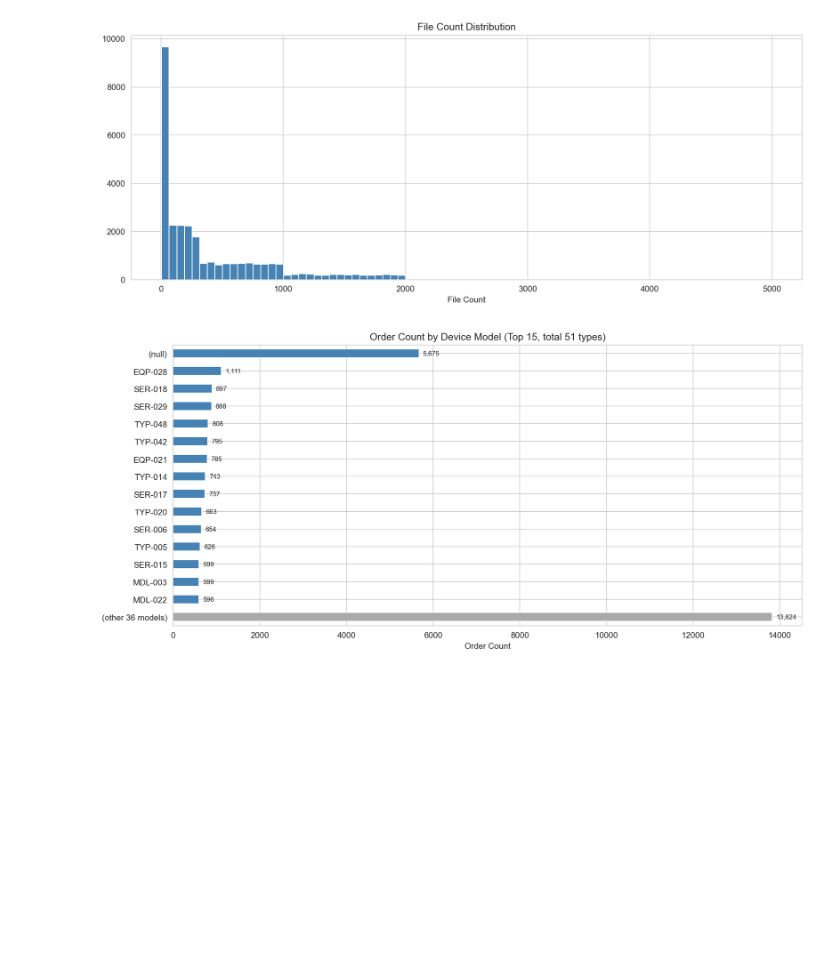
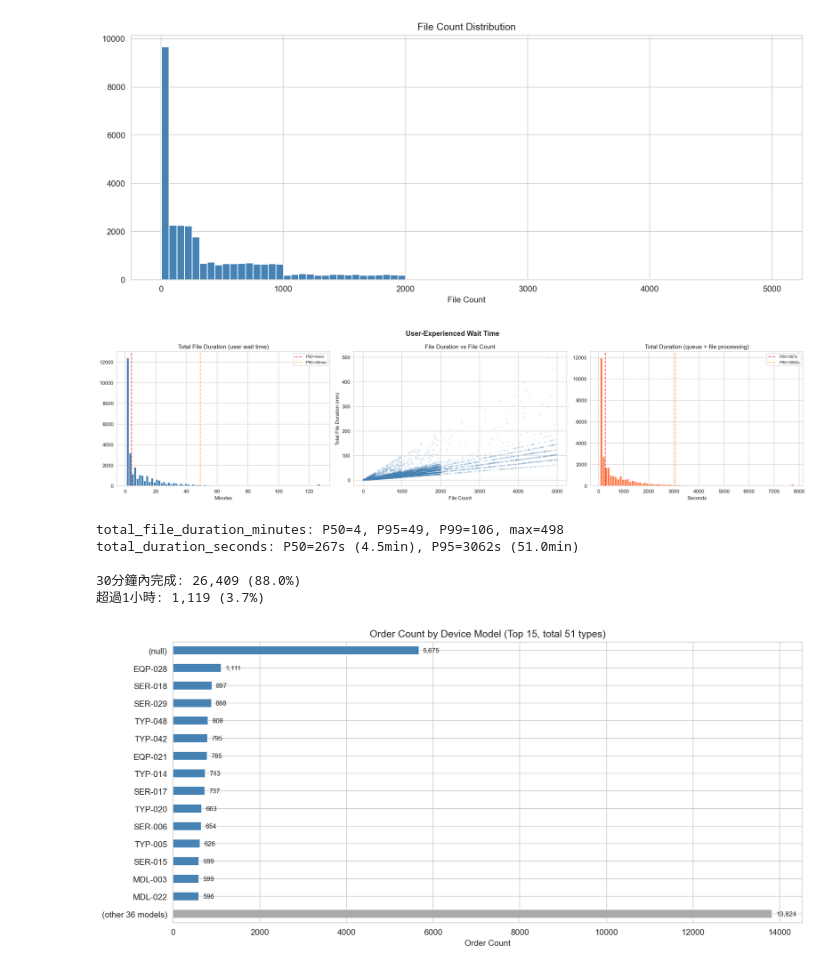
Before and after one commit to yschiang/perf-profiling, a Jupyter notebook: notebooks/step1_eda_contention.ipynb, the cells around one changed output. Saved outputs shown, nothing was run; the diff lists cells and outputs as text; code cells hidden in the pictures; blank space fills up the shorter version.

Commit message:
Step 1: add user-experienced wait time EDA (total_file_duration + total_duration)

```diff
--- a/notebooks/step1_eda_contention.ipynb
+++ b/notebooks/step1_eda_contention.ipynb
@@ -82,6 +82,61 @@ plt.show()
 # %% [output]
 file_count: P25=43, P50=215, P75=714, P95=1897, P99=4256, max=4996
 [figure]
+# %%
+# User-experienced duration: total_file_duration_minutes + total_duration_seconds
+fig, axes = plt.subplots(1, 3, figsize=(20, 5))
+
+# Left: total_file_duration_minutes
+ax = axes[0]
+ax.hist(df['total_file_duration_minutes'].clip(upper=df['total_file_duration_minutes'].quantile(0.99)*1.2),
+        bins=80, color='steelblue', edgecolor='white')
+pcts = df['total_file_duration_minutes'].quantile([0.5, 0.95])
+ax.axvline(x=pcts[0.5], color='red', linestyle='--', alpha=0.7, label=f'P50={pcts[0.5]:.0f}min')
+ax.axvline(x=pcts[0.95], color='orange', linestyle='--', alpha=0.7, label=f'P95={pcts[0.95]:.0f}min')
+ax.set_title('Total File Duration (user wait time)')
+ax.set_xlabel('Minutes')
+ax.legend(fontsize=8)
+
+# Middle: total_file_duration vs file_count
+ax = axes[1]
+ax.scatter(df['file_count'], df['total_file_duration_minutes'], alpha=0.1, s=5, c='steelblue')
+ax.set_title('File Duration vs File Count')
+ax.set_xlabel('File Count')
+ax.set_ylabel('Total File Duration (min)')
+
+# Right: total_duration_seconds (includes queue)
+ax = axes[2]
+ax.hist(df['total_duration_seconds'].clip(upper=df['total_duration_seconds'].quantile(0.99)*1.2),
+        bins=80, color='coral', edgecolor='white')
+pcts_total = df['total_duration_seconds'].quantile([0.5, 0.95])
+ax.axvline(x=pcts_total[0.5], color='red', linestyle='--', alpha=0.7, label=f'P50={pcts_total[0.5]:.0f}s')
+ax.axvline(x=pcts_total[0.95], color='orange', linestyle='--', alpha=0.7, label=f'P95={pcts_total[0.95]:.0f}s')
+ax.set_title('Total Duration (queue + file processing)')
+ax.set_xlabel('Seconds')
+ax.legend(fontsize=8)
+
+plt.suptitle('User-Experienced Wait Time', fontsize=14, fontweight='bold')
+plt.tight_layout()
+plt.savefig(REPORTS_DIR / 'step1_user_wait_time.png', dpi=150, bbox_inches='tight')
+plt.show()
+
+print(f"total_file_duration_minutes: P50={df['total_file_duration_minutes'].median():.0f}, "
+      f"P95={df['total_file_duration_minutes'].quantile(0.95):.0f}, "
+      f"P99={df['total_file_duration_minutes'].quantile(0.99):.0f}, "
+      f"max={df['total_file_duration_minutes'].max()}")
+print(f"total_duration_seconds: P50={df['total_duration_seconds'].median():.0f}s "
+      f"({df['total_duration_seconds'].median()/60:.1f}min), "
+      f"P95={df['total_duration_seconds'].quantile(0.95):.0f}s "
+      f"({df['total_duration_seconds'].quantile(0.95)/60:.1f}min)")
+print(f"\n30分鐘內完成: {(df['total_duration_seconds'] <= 1800).sum():,} ({100*(df['total_duration_seconds'] <= 1800).mean():.1f}%)")
+print(f"超過1小時: {(df['total_duration_seconds'] > 3600).sum():,} ({100*(df['total_duration_seconds'] > 3600).mean():.1f}%)")
+# %% [output]
+[figure, added]
+total_file_duration_minutes: P50=4, P95=49, P99=106, max=498
+total_duration_seconds: P50=267s (4.5min), P95=3062s (51.0min)
+
+30分鐘內完成: 26,409 (88.0%)
+超過1小時: 1,119 (3.7%)
 # %%
 # Device model distribution (Top 15 + Others)
 model_counts = df['device_mode_name'].fillna('(null)').value_counts()
```
Also changed, not shown: 1 other file.
